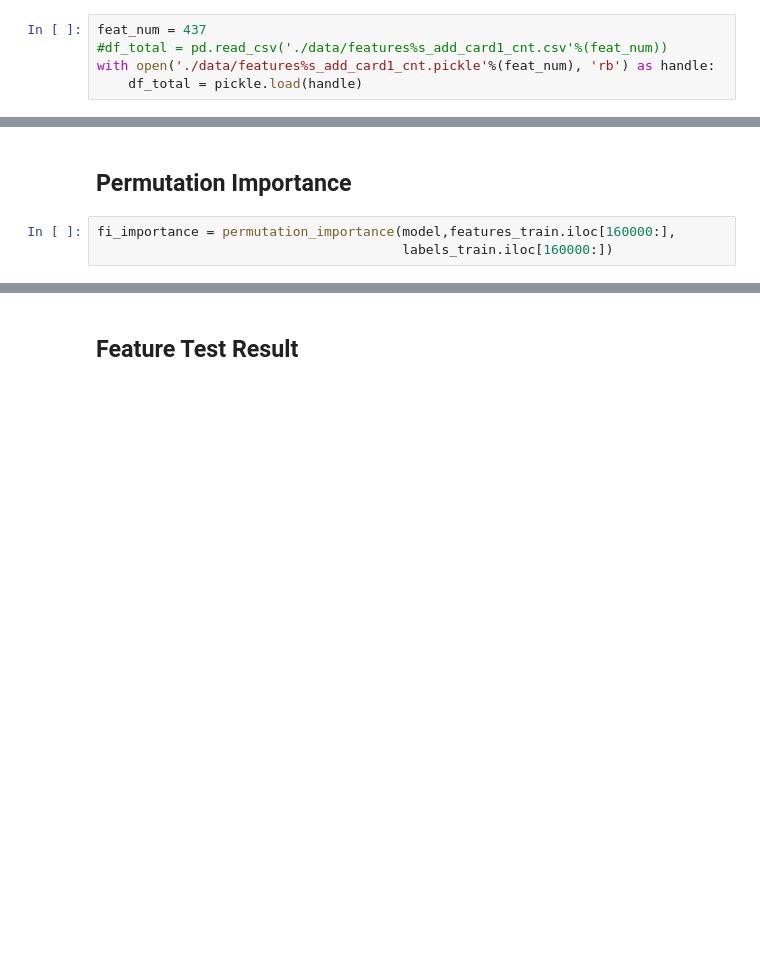
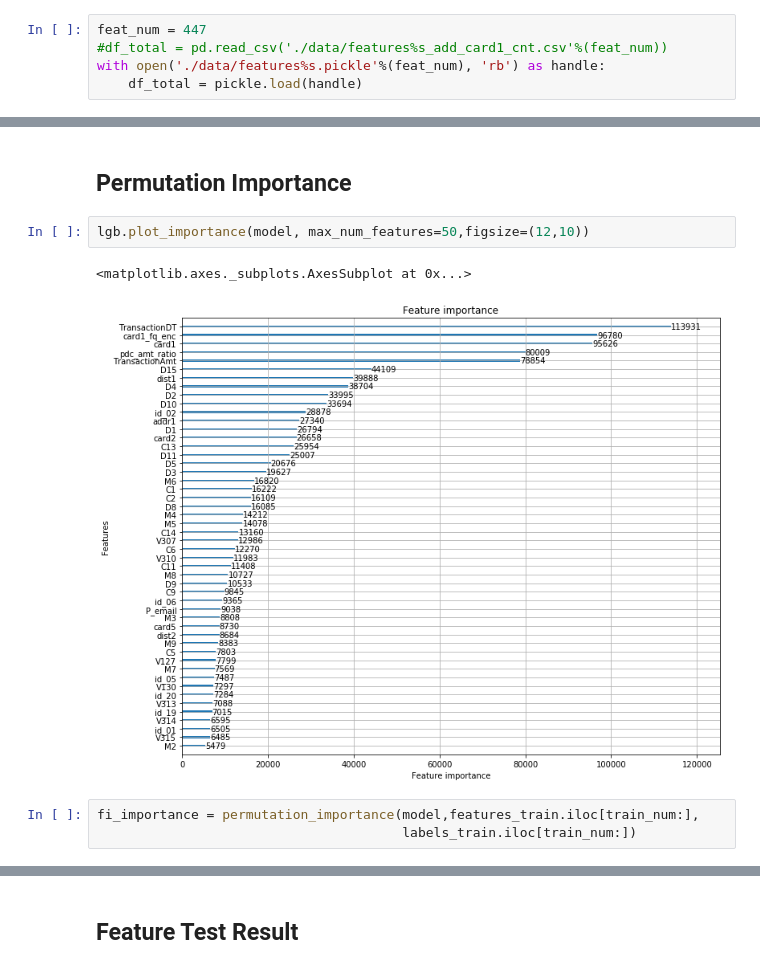
Before and after one commit to haataa/IEEE_CIS_Fraud_Detection, a Jupyter notebook: feature_selection.ipynb, the cells around one changed output, grey strips where cells are left out. Drawn from its saved outputs; the diff is of its cells as text; blank space fills up the shorter version.

```diff
--- a/feature_selection.ipynb
+++ b/feature_selection.ipynb
@@ -23,9 +23,9 @@ RSEED = 50
 # %% [markdown]
 # Load Original Features
 # %%
-feat_num = 437
+feat_num = 447
 #df_total = pd.read_csv('./data/features%s_add_card1_cnt.csv'%(feat_num))
-with open('./data/features%s_add_card1_cnt.pickle'%(feat_num), 'rb') as handle:
+with open('./data/features%s.pickle'%(feat_num), 'rb') as handle:
     df_total = pickle.load(handle)
 # %%
 df_train = df_total[df_total['isFraud'].notnull()]
@@ -257,8 +283,13 @@ model.num_trees()
 # %% [markdown]
 ## Permutation Importance
+# %%
+lgb.plot_importance(model, max_num_features=50,figsize=(12,10))
+# %% [output]
+<matplotlib.axes._subplots.AxesSubplot at 0x...>
+[figure, added]
 # %%
-fi_importance = permutation_importance(model,features_train.iloc[160000:],
-                                       labels_train.iloc[160000:])
+fi_importance = permutation_importance(model,features_train.iloc[train_num:],
+                                       labels_train.iloc[train_num:])
 # %%
 fi_importance.sort_values(by='importance',ascending=False)[0:50]
 # %% [output]
```
Also changed, not shown: parts of 58 cells of this notebook.
